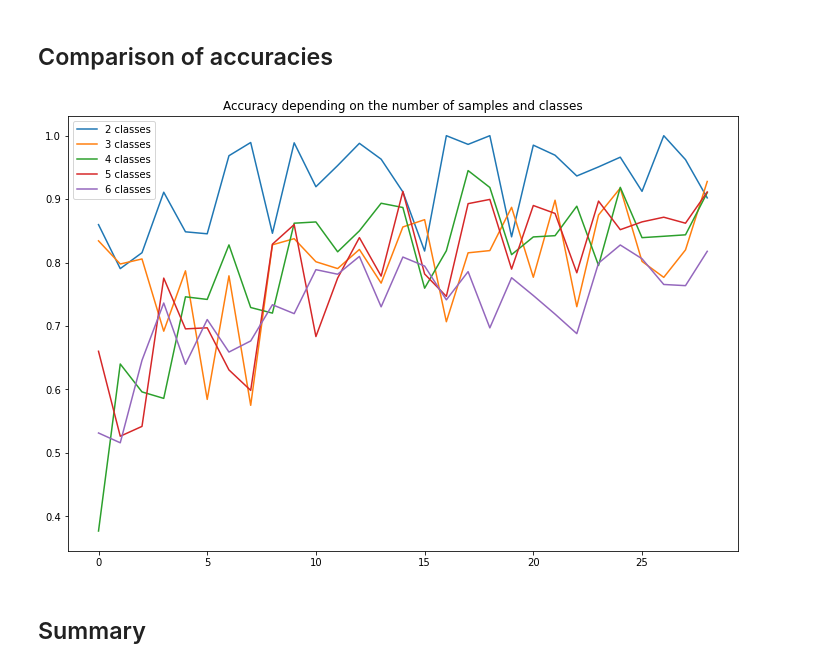
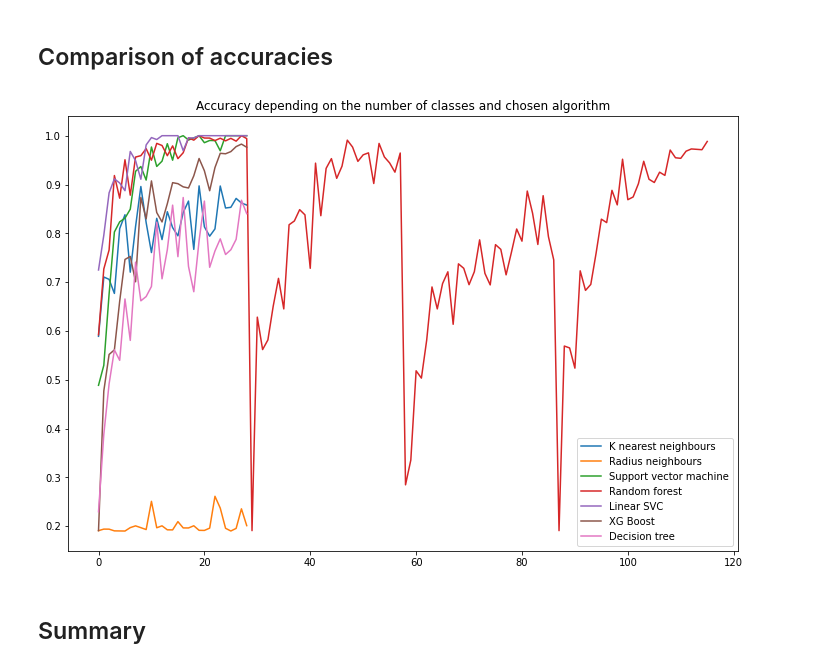
Before and after one commit to ahelii16/SmartEmailTracker, a Jupyter notebook: Word2vec_KNN_model.ipynb, the cells around one changed output. Saved outputs shown, nothing was run; the diff lists cells and outputs as text; code cells hidden in the pictures.

```diff
--- a/Word2vec_KNN_model.ipynb
+++ b/Word2vec_KNN_model.ipynb
@@ -451,7 +451,7 @@ def return_score_dt(sample_size, num_classes):
     X_test_mean = pd.DataFrame(X_test_mean)['Text'].apply(pd.Series)
 
     # Decision tree
-    clf = KNeighborsClassifier(n_neighbors=sample_size, p=2) # euclidean distance
+    clf = tree.DecisionTreeClassifier()
     clf.fit(X_train_mean, y_train)
 
     y_pred = clf.predict(X_test_mean)
@@ -476,13 +476,13 @@ for num_samples in range(1,30):
 
         all_accuracy_radius[num_cl].append(return_score_radius(num_samples,num_cl))
 # %%
-all_accuracy_nb = {2:[],3:[],4:[],5:[],6:[],7:[]}
+# all_accuracy_nb = {2:[],3:[],4:[],5:[],6:[],7:[]}
 
-for num_samples in range(1,30):
+# for num_samples in range(1,30):
 
-    for num_cl in range(2, 7):
+#     for num_cl in range(2, 7):
 
-        all_accuracy_nb[num_cl].append(return_score_nb(num_samples,num_cl))
+#         all_accuracy_nb[num_cl].append(return_score_nb(num_samples,num_cl))
 # %%
 all_accuracy_svc = {2:[],3:[],4:[],5:[],6:[],7:[]}
 
@@ -514,7 +514,7 @@ for num_samples in range(1,30):
 
     for num_cl in range(2, 7):
 
-        all_accuracy_rf[num_cl].append(return_score_xgb(num_samples,num_cl))
+        all_accuracy_xgb[num_cl].append(return_score_xgb(num_samples,num_cl))
 # %%
 all_accuracy_dt = {2:[],3:[],4:[],5:[],6:[],7:[]}
 
@@ -522,23 +522,23 @@ for num_samples in range(1,30):
 
     for num_cl in range(2, 7):
 
-        all_accuracy_rf[num_cl].append(return_score_dt(num_samples,num_cl))
+        all_accuracy_dt[num_cl].append(return_score_dt(num_samples,num_cl))
 # %%
 plt.figure(figsize=(12,8))
 plt.plot(all_accuracy_knn[5], label="K nearest neighbours")
 plt.plot(all_accuracy_radius[5], label="Radius neighbours")
-plt.plot(all_accuracy_nb[5], label="Multinomial naive bayes")
+# plt.plot(all_accuracy_nb[5], label="Multinomial naive bayes")
 plt.plot(all_accuracy_svc[5], label="Support vector machine")
 plt.plot(all_accuracy_rf[5], label="Random forest")
 plt.plot(all_accuracy_linsvc[5], label="Linear SVC")
 plt.plot(all_accuracy_xgb[5], label="XG Boost")
 plt.plot(all_accuracy_dt[5], label="Decision tree")
 
 plt.title("Accuracy depending on the number of classes and chosen algorithm")
 plt.legend()
 plt.show()
 # %% [output]
-[figure, old version]
+[figure, new version]
 # %% [markdown]
 ## Summary
 # %%
```
Also changed, not shown: parts of 10 cells of this notebook.
